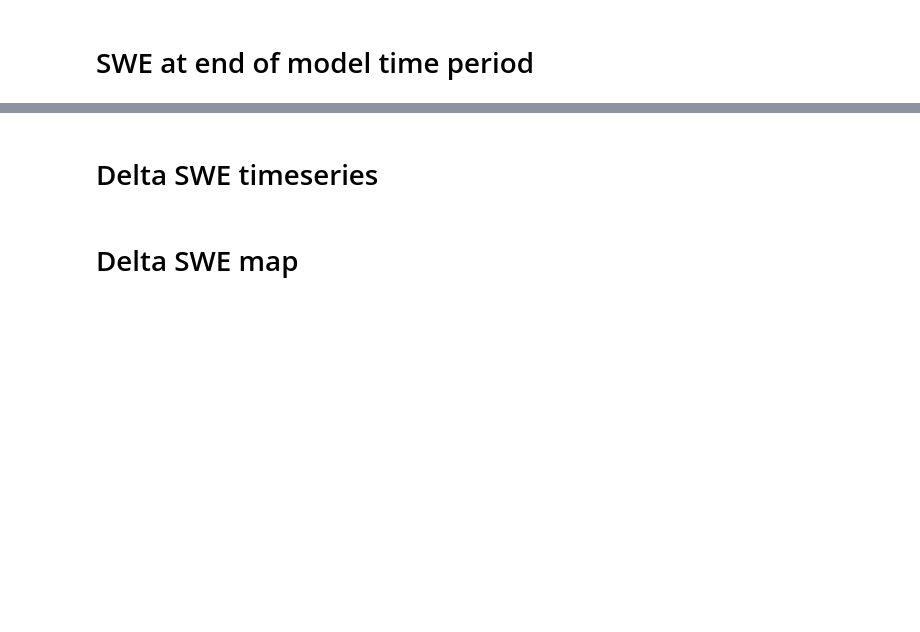
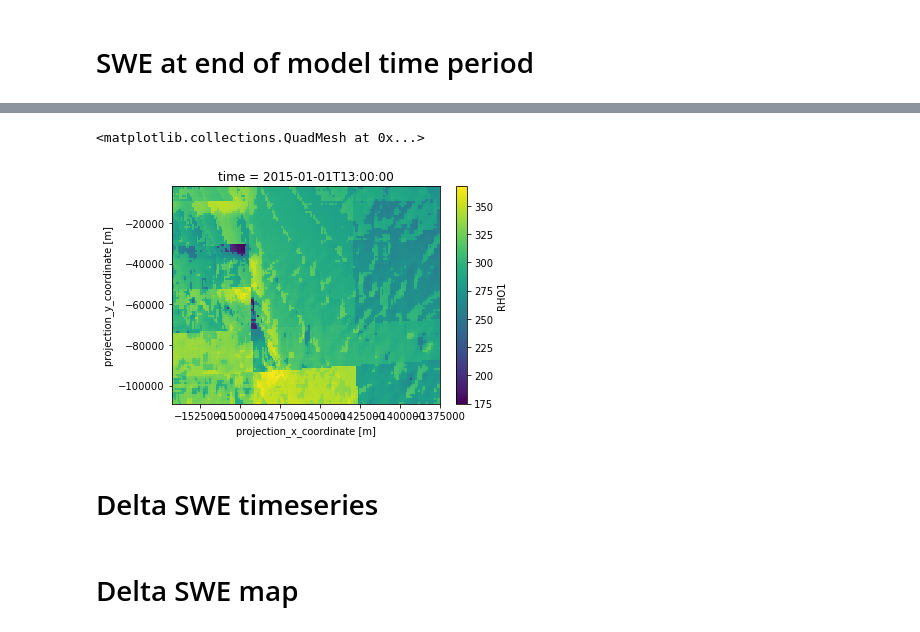
Before and after one commit to EricKeenan/SNOWPACK_WAIS, a Jupyter notebook: analysis/inspect_grid.ipynb, the cells around one changed output, grey strips where cells are left out. Drawn from its saved outputs; the diff is of its cells as text; code cells hidden in the pictures; blank space fills up the shorter version.

```diff
--- a/analysis/inspect_grid.ipynb
+++ b/analysis/inspect_grid.ipynb
@@ -63,3 +64,8 @@ ds['swe'][0,:,:].plot()
+# %%
+ds['RHO1'][-1,:,:].plot()
+# %% [output]
+<matplotlib.collections.QuadMesh at 0x...>
+[figure, added]
 # %% [markdown]
 # Delta SWE timeseries
 # %%
```
Also changed, not shown: parts of 9 cells of this notebook, 9 other files.
